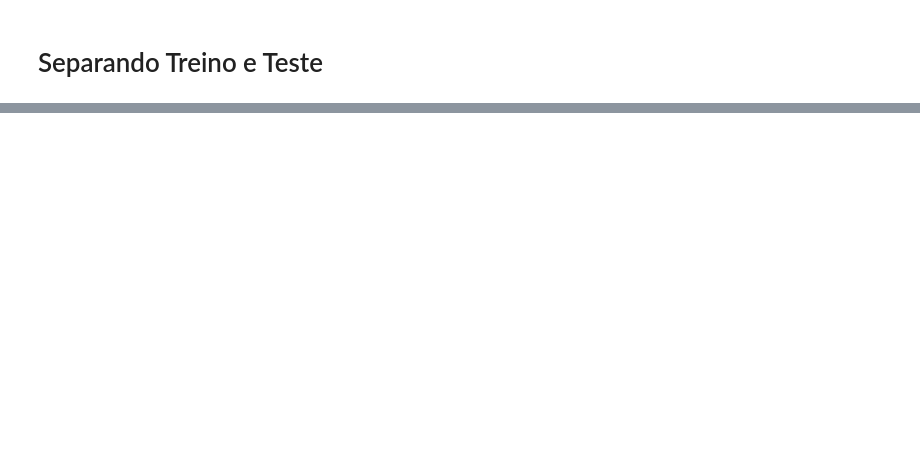
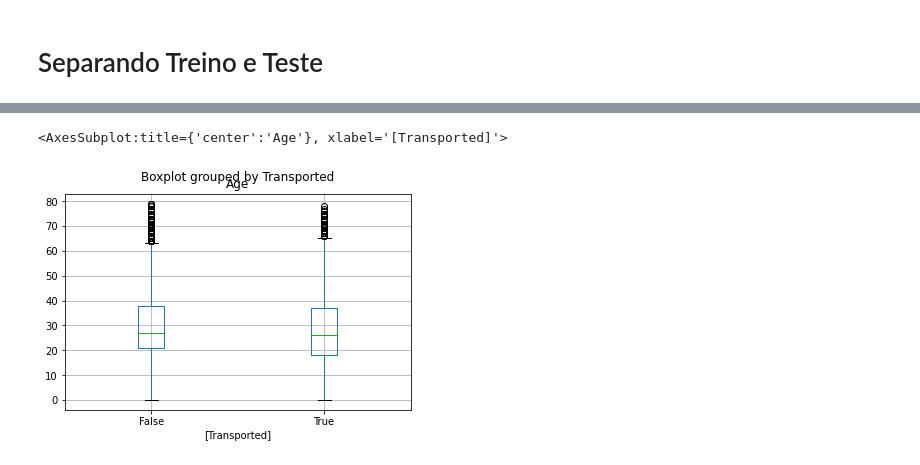
Before and after one commit to thomasbekhor/Exploratory-and-Predictive-Analysis, a Jupyter notebook: PASSANGERS.ipynb, the cells around one changed output, grey strips where cells are left out. Saved outputs shown, nothing was run; the diff lists cells and outputs as text; code cells hidden in the pictures; blank space fills up the shorter version.

```diff
--- a/PASSANGERS.ipynb
+++ b/PASSANGERS.ipynb
@@ -235,0 +218,5 @@ for name, model in classification_models:
+# %%
+df_passangers.boxplot(['Age'], by=['Transported'])
+# %% [output]
+<AxesSubplot:title={'center':'Age'}, xlabel='[Transported]'>
+[figure, added]
```
Also changed, not shown: parts of 20 cells of this notebook.
